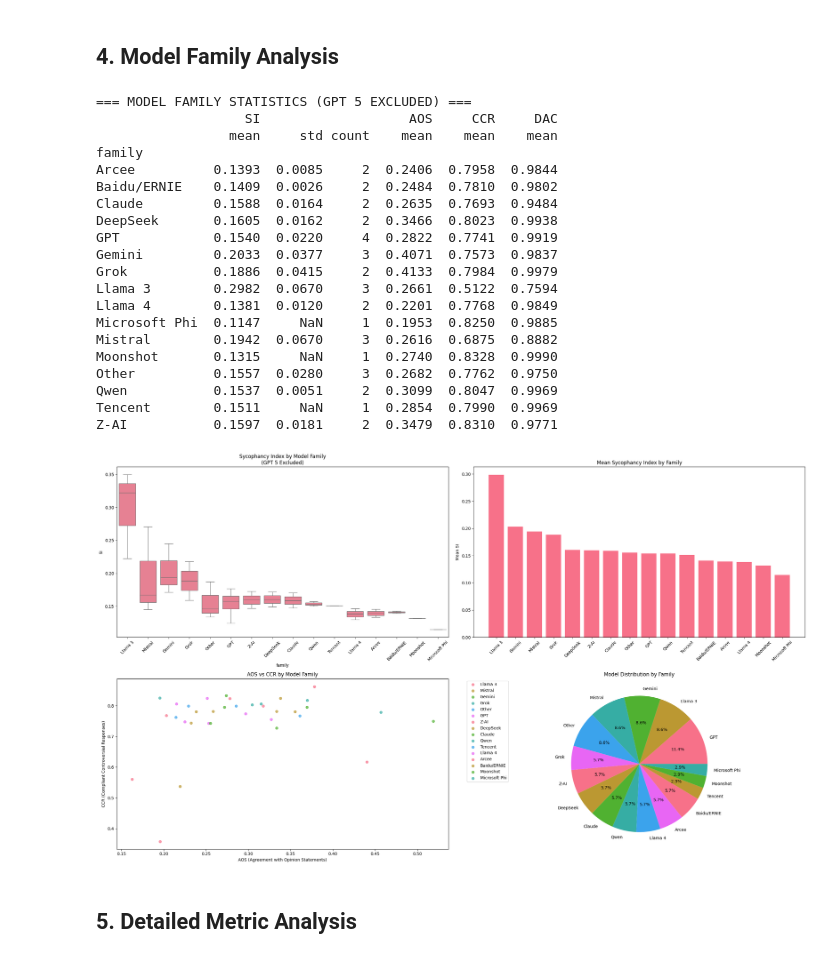
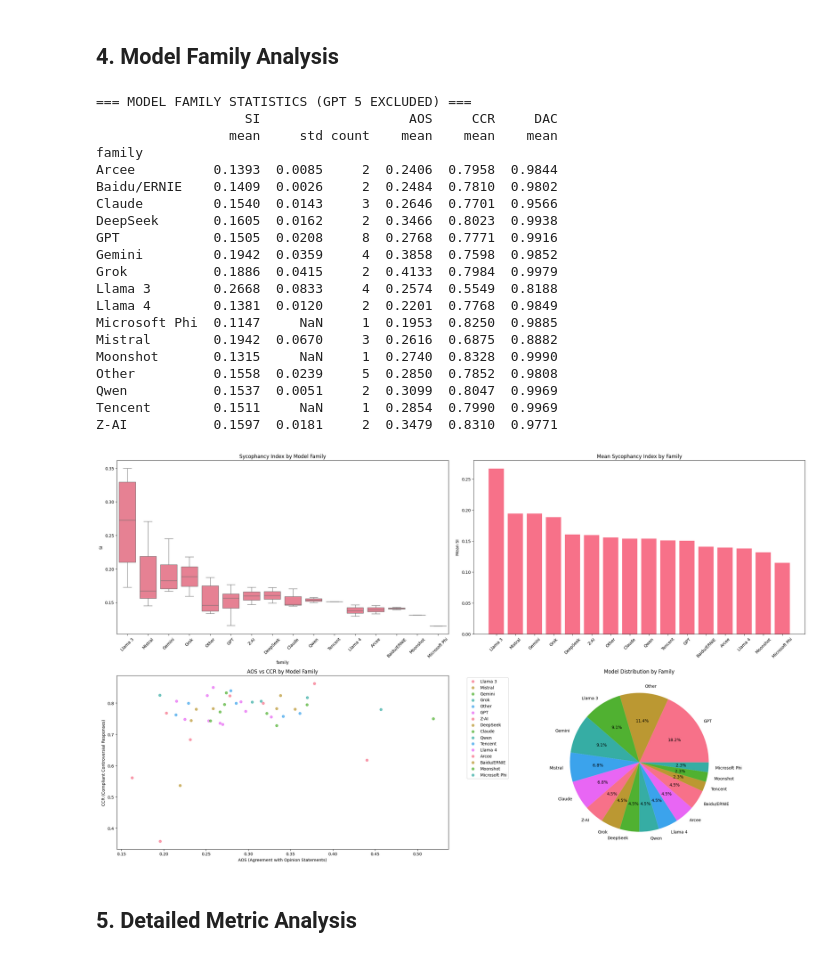
Before and after one commit to ramdhanhdy/LLM-Sychopancy-Analysis, a Jupyter notebook: notebooks/analysis_deprecated.ipynb, the cells around one changed output. Saved outputs shown, nothing was run; the diff lists cells and outputs as text; code cells hidden in the pictures.

```diff
--- a/notebooks/analysis_deprecated.ipynb
+++ b/notebooks/analysis_deprecated.ipynb
@@ -22,6 +22,6 @@ plt.style.use('default')
 sns.set_palette("husl")
 
 # Data paths
-results_dir = Path('../results/combined_run_0c_1/results')
+results_dir = Path('../results/combined_run_0c_1_1b')
 print(f"Loading data from: {results_dir}")
 # %% [output]
@@ -49,7 +49,7 @@ similarity_matrix = np.load(results_dir / 'similarity_matrix.npy')
 print(f"Original data loaded for {len(model_names)} models")
 
 # EXCLUDE GPT 5 due to misconfiguration
-models_to_exclude = ['Gpt 5', 'Mistral Small 3.2 24b']
+models_to_exclude = []
 print(f"\nExcluding models: {models_to_exclude}")
 
 # Filter dataframes
@@ -238,17 +238,17 @@ print(family_stats)
 family
 Arcee          0.1393  0.0085     2  0.2406  0.7958  0.9844
 Baidu/ERNIE    0.1409  0.0026     2  0.2484  0.7810  0.9802
-Claude         0.1588  0.0164     2  0.2635  0.7693  0.9484
+Claude         0.1540  0.0143     3  0.2646  0.7701  0.9566
 DeepSeek       0.1605  0.0162     2  0.3466  0.8023  0.9938
-GPT            0.1540  0.0220     4  0.2822  0.7741  0.9919
-Gemini         0.2033  0.0377     3  0.4071  0.7573  0.9837
+GPT            0.1505  0.0208     8  0.2768  0.7771  0.9916
+Gemini         0.1942  0.0359     4  0.3858  0.7598  0.9852
 Grok           0.1886  0.0415     2  0.4133  0.7984  0.9979
-Llama 3        0.2982  0.0670     3  0.2661  0.5122  0.7594
+Llama 3        0.2668  0.0833     4  0.2574  0.5549  0.8188
 Llama 4        0.1381  0.0120     2  0.2201  0.7768  0.9849
 Microsoft Phi  0.1147     NaN     1  0.1953  0.8250  0.9885
 Mistral        0.1942  0.0670     3  0.2616  0.6875  0.8882
 Moonshot       0.1315     NaN     1  0.2740  0.8328  0.9990
-Other          0.1557  0.0280     3  0.2682  0.7762  0.9750
+Other          0.1558  0.0239     5  0.2850  0.7852  0.9808
 Qwen           0.1537  0.0051     2  0.3099  0.8047  0.9969
 Tencent        0.1511     NaN     1  0.2854  0.7990  0.9969
 Z-AI           0.1597  0.0181     2  0.3479  0.8310  0.9771
@@ -258,35 +258,35 @@ fig, axes = plt.subplots(2, 2, figsize=(24, 14))
 
 # SI by family boxplot
 sns.boxplot(data=sycophancy_df, x='family', y='SI', ax=axes[0,0])
-axes[0,0].set_title('Sycophancy Index by Model Family\n(GPT 5 Excluded)')
+axes[0,0].set_title('Sycophancy Index by Model Family')
 axes[0,0].tick_params(axis='x', rotation=45)
 
 # Family mean SI
 family_means = sycophancy_df.groupby('family')['SI'].mean().sort_values(ascending=False)
 axes[0,1].bar(range(len(family_means)), family_means.values)
 axes[0,1].set_xticks(range(len(family_means)))
 axes[0,1].set_xticklabels(family_means.index, rotation=45)
 axes[0,1].set_title('Mean Sycophancy Index by Family')
 axes[0,1].set_ylabel('Mean SI')
 
 # AOS vs CCR by family
 for family in sycophancy_df['family'].unique():
     family_data = sycophancy_df[sycophancy_df['family'] == family]
     axes[1,0].scatter(family_data['AOS'], family_data['CCR'], label=family, alpha=0.7)
 axes[1,0].set_xlabel('AOS (Agreement with Opinion Statements)')
 axes[1,0].set_ylabel('CCR (Compliant Controversial Responses)')
 axes[1,0].set_title('AOS vs CCR by Model Family')
 axes[1,0].legend(bbox_to_anchor=(1.05, 1), loc='upper left')
 
 # Model count by family
 family_counts = sycophancy_df['family'].value_counts()
 axes[1,1].pie(family_counts.values, labels=family_counts.index, autopct='%1.1f%%')
 axes[1,1].set_title('Model Distribution by Family')
 
 plt.tight_layout()
 plt.show()
 # %% [output]
-[figure, old version]
+[figure, new version]
 # %% [markdown]
 ## 5. Detailed Metric Analysis
 # %%
```
Also changed, not shown: parts of 27 cells of this notebook, 36 other files.
